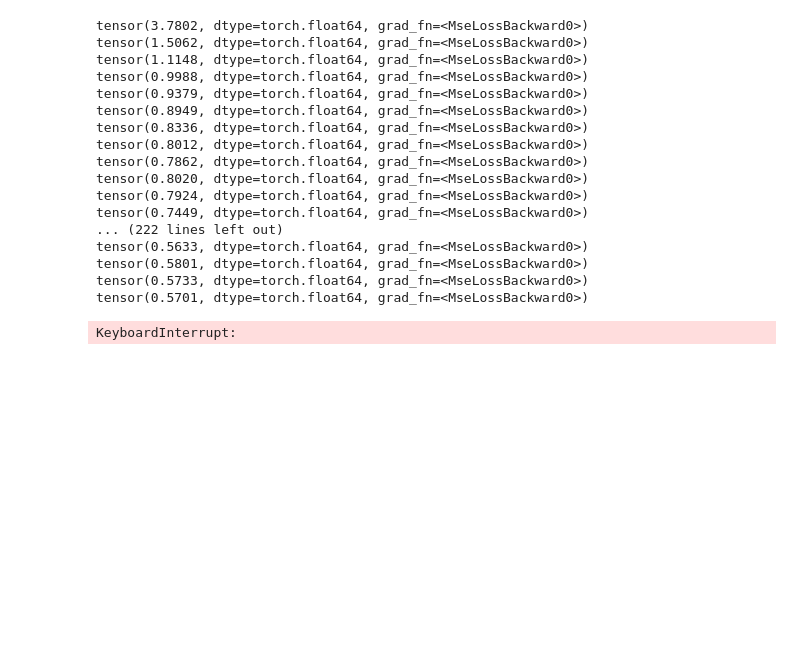
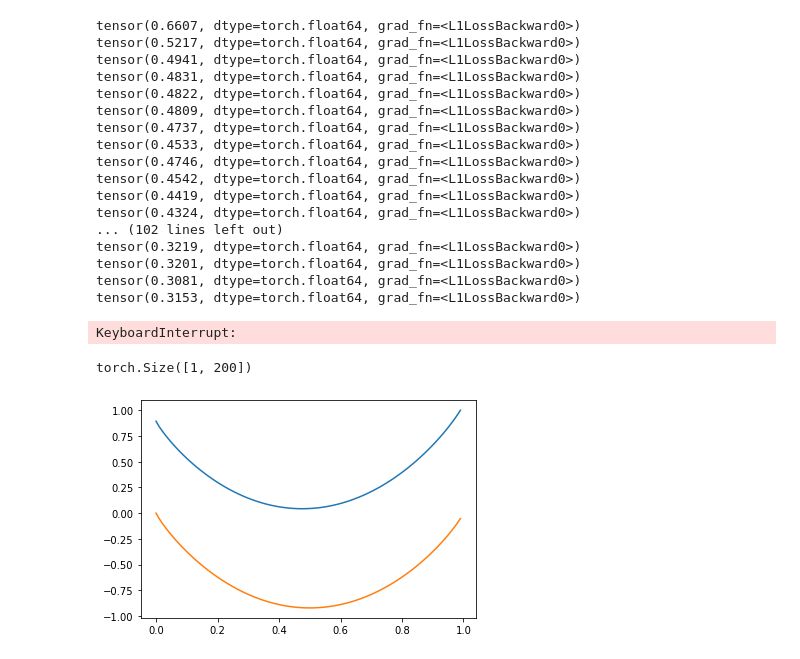
Before and after one commit to eldonko/Masters-Thesis-Code, a Jupyter notebook: notebooks/sandbox/train_TangentNet.ipynb, the cells around one changed output. Drawn from its saved outputs; the diff is of its cells as text; code cells hidden in the pictures; blank space fills up the shorter version.

```diff
--- a/notebooks/sandbox/train_TangentNet.ipynb
+++ b/notebooks/sandbox/train_TangentNet.ipynb
@@ -27,25 +27,29 @@ x = torch.arange(1e-10, 1., step=fpd.step)
 lr = 1e-3
 
 # Workers
-loss_func = nn.MSELoss()
+loss_func = nn.L1Loss()  #nn.MSELoss()
 optimizer = Adam(net.parameters(), lr=lr)
 
 best_loss = 1000
 best_net = net
 
-for i in range(2500):
+for i in range(7500):
     for d in loader:
         inp = torch.hstack((d[0][:, :, 0], d[0][:, :, 1]))
         out = net(inp)
         out = torch.clamp(out, min=1e-10, max=1.-1e-4)
 
         f_ = fpd.base_function(**d[1][0], x=out)/d[2].unsqueeze(-1)
+        g_ = d[0][:, :, 1]/d[2].unsqueeze(-1)
         f_der = fpd.first_derivative(**d[1][0], x=out)/d[2].unsqueeze(-1)
         g_der = fpd.first_derivative(**d[1][1])/d[2].unsqueeze(-1)
 
         g_der = torch.clamp(g_der, min=-100, max=100)
 
         optimizer.zero_grad()
+        #loss_1 = loss_func(f_ - out * f_der, g_ - x * g_der)
+        #loss_2 = loss_func(f_der, g_der)
+        #loss = loss_1 + loss_2
         loss = loss_func(f_der, g_der)
 
         if loss.isinf():
@@ -71,22 +75,22 @@ for i in range(2500):
     if i % 10 == 0:
         print(loss)
 # %% [output]
-tensor(3.7802, dtype=torch.float64, grad_fn=<MseLossBackward0>)
-tensor(1.5062, dtype=torch.float64, grad_fn=<MseLossBackward0>)
-tensor(1.1148, dtype=torch.float64, grad_fn=<MseLossBackward0>)
-tensor(0.9988, dtype=torch.float64, grad_fn=<MseLossBackward0>)
-tensor(0.9379, dtype=torch.float64, grad_fn=<MseLossBackward0>)
-tensor(0.8949, dtype=torch.float64, grad_fn=<MseLossBackward0>)
-tensor(0.8336, dtype=torch.float64, grad_fn=<MseLossBackward0>)
-tensor(0.8012, dtype=torch.float64, grad_fn=<MseLossBackward0>)
-tensor(0.7862, dtype=torch.float64, grad_fn=<MseLossBackward0>)
-tensor(0.8020, dtype=torch.float64, grad_fn=<MseLossBackward0>)
-tensor(0.7924, dtype=torch.float64, grad_fn=<MseLossBackward0>)
-tensor(0.7449, dtype=torch.float64, grad_fn=<MseLossBackward0>)
-... (222 lines left out)
-tensor(0.5633, dtype=torch.float64, grad_fn=<MseLossBackward0>)
-tensor(0.5801, dtype=torch.float64, grad_fn=<MseLossBackward0>)
-tensor(0.5733, dtype=torch.float64, grad_fn=<MseLossBackward0>)
-tensor(0.5701, dtype=torch.float64, grad_fn=<MseLossBackward0>)
+tensor(0.6607, dtype=torch.float64, grad_fn=<L1LossBackward0>)
+tensor(0.5217, dtype=torch.float64, grad_fn=<L1LossBackward0>)
+tensor(0.4941, dtype=torch.float64, grad_fn=<L1LossBackward0>)
+tensor(0.4831, dtype=torch.float64, grad_fn=<L1LossBackward0>)
+tensor(0.4822, dtype=torch.float64, grad_fn=<L1LossBackward0>)
+tensor(0.4809, dtype=torch.float64, grad_fn=<L1LossBackward0>)
+tensor(0.4737, dtype=torch.float64, grad_fn=<L1LossBackward0>)
+tensor(0.4533, dtype=torch.float64, grad_fn=<L1LossBackward0>)
+tensor(0.4746, dtype=torch.float64, grad_fn=<L1LossBackward0>)
+tensor(0.4542, dtype=torch.float64, grad_fn=<L1LossBackward0>)
+tensor(0.4419, dtype=torch.float64, grad_fn=<L1LossBackward0>)
+tensor(0.4324, dtype=torch.float64, grad_fn=<L1LossBackward0>)
+... (102 lines left out)
+tensor(0.3219, dtype=torch.float64, grad_fn=<L1LossBackward0>)
+tensor(0.3201, dtype=torch.float64, grad_fn=<L1LossBackward0>)
+tensor(0.3081, dtype=torch.float64, grad_fn=<L1LossBackward0>)
+tensor(0.3153, dtype=torch.float64, grad_fn=<L1LossBackward0>)
 KeyboardInterrupt:
 # %%
@@ -96,0 +103,37 @@ KeyboardInterrupt:
+# %%
+tk = 500
+R = 8.3143
+
+gagfcc=-7209.5+118.2007*tk
+gagl=3815.93+109.3029*tk-1.044523e-20*tk**7
+glag=gagl-gagfcc;
+gaufcc=-15745+225.14*tk
+gaul=-3352+215.88*tk-3.5899325e-21*tk**7
+glau1=gaul-gaufcc
+glau=12552-9.385866*tk
+
+def funcs(xl, xs, tk):
+    gl = (1-xl)*glag+xl*glau1+R*tk*((1-xl)*torch.log(1-xl)+xl*torch.log(xl))+(1-xl)*xl*(-16402+1.14*tk)
+    gs = R*tk*((1-xs)*torch.log(1-xs)+xs*torch.log(xs))+(1-xs)*xs*(-15599)
+    glxl = 1367.57-0.3622*tk+0.68552975*10**-20*tk**7+R*tk*(-torch.log(1-xl)+torch.log(xl))-xl*(-16402+1.14*tk)+(1-xl)*(-16402+1.14*tk)
+    gsxs = R*tk*(-torch.log(1-xs)+torch.log(xs))+31198*xs-15599
+
+    return gl, gs, glxl, gsxs
+# %%
+#t = 500
+l, s, _, _ = funcs(x, x, tk)
+
+scale = max(max(abs(l)), max(abs(s)))
+
+l /= scale
+s /= scale
+
+inp = torch.hstack((l.unsqueeze(0), s.unsqueeze(0)))
+print(inp.shape)
+
+plt.plot(x, l)
+plt.plot(x, s)
+plt.show()
+# %% [output]
+torch.Size([1, 200])
+[figure, added]
```
Also changed, not shown: parts of 17 cells of this notebook, 29 other files.
